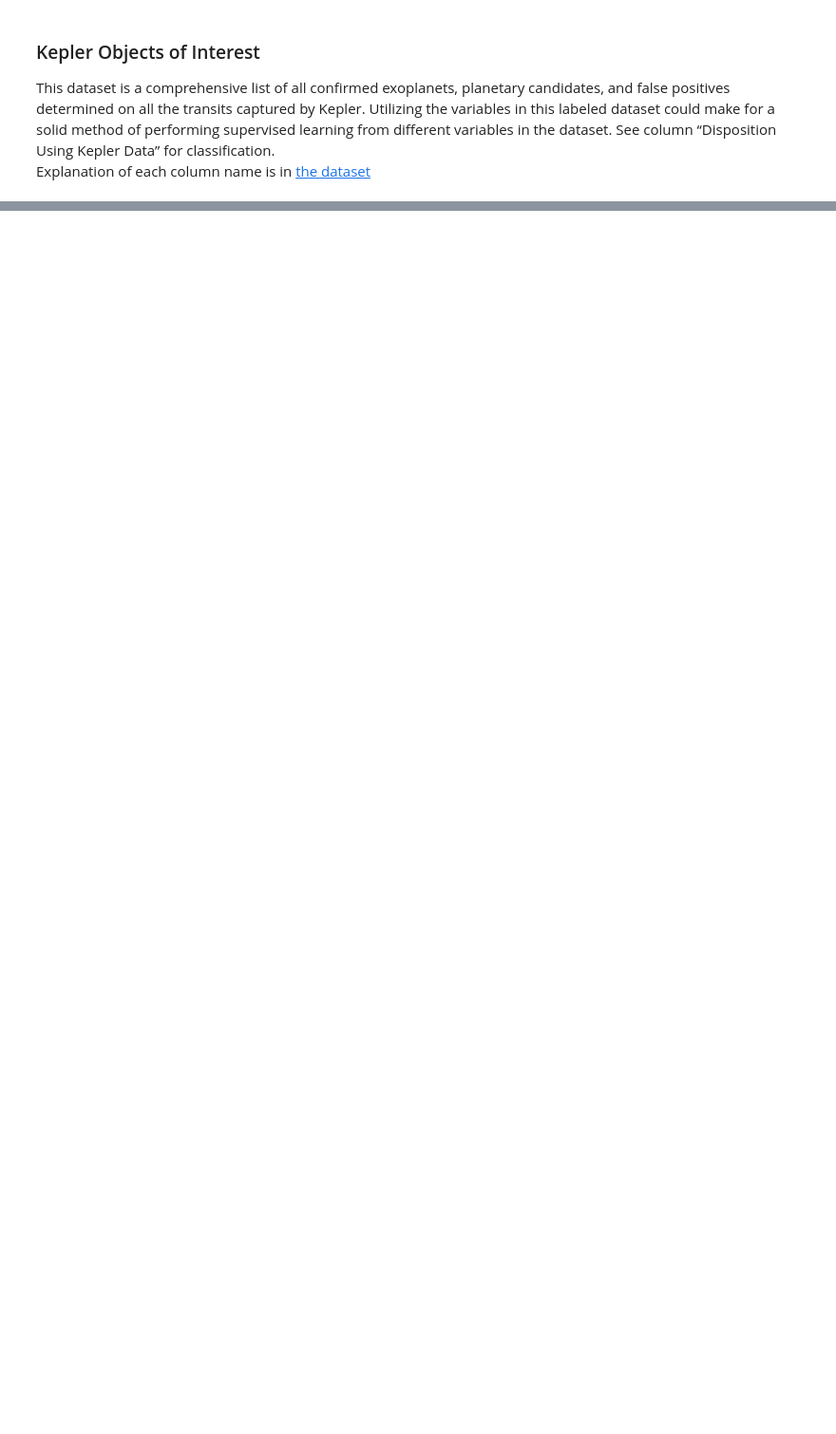
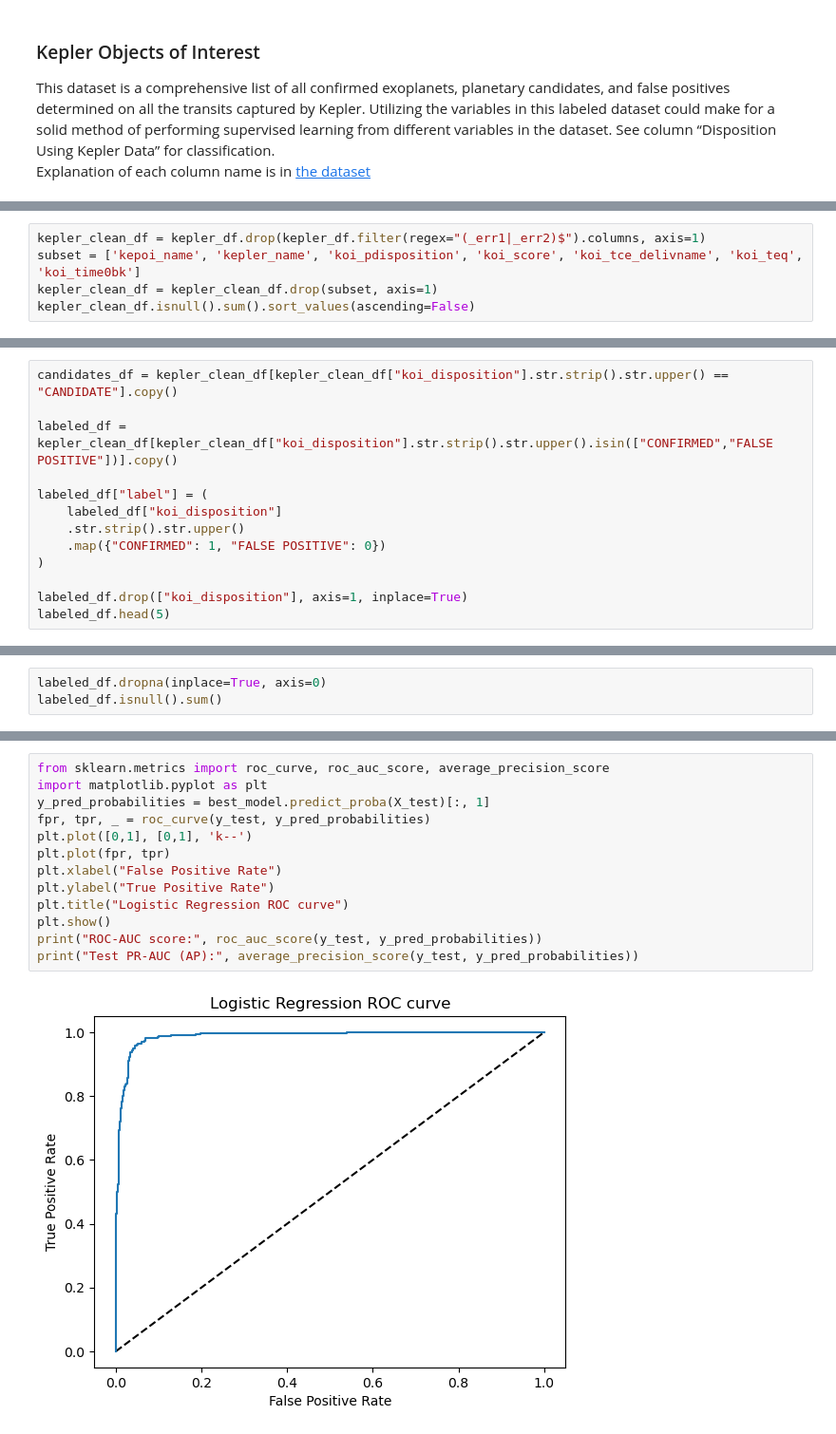
Before and after one commit to JanMatusiak/exoplanets, a Jupyter notebook: kepler.ipynb, the cells around one changed output, grey strips where cells are left out. Shown at 95% size. Saved outputs shown, nothing was run; the diff lists cells and outputs as text; blank space fills up the shorter version.

Commit message:
perform ML for Logistic Regression for Kepler dataset

```diff
--- a/kepler.ipynb
+++ b/kepler.ipynb
@@ -39,0 +48,5 @@ memory usage: 3.6+ MB
+# %%
+kepler_clean_df = kepler_df.drop(kepler_df.filter(regex="(_err1|_err2)$").columns, axis=1)
+subset = ['kepoi_name', 'kepler_name', 'koi_pdisposition', 'koi_score', 'koi_tce_delivname', 'koi_teq', 'koi_time0bk']
+kepler_clean_df = kepler_clean_df.drop(subset, axis=1)
+kepler_clean_df.isnull().sum().sort_values(ascending=False)
@@ -39,0 +73,13 @@ memory usage: 3.6+ MB
+# %%
+candidates_df = kepler_clean_df[kepler_clean_df["koi_disposition"].str.strip().str.upper() == "CANDIDATE"].copy()
+
+labeled_df = kepler_clean_df[kepler_clean_df["koi_disposition"].str.strip().str.upper().isin(["CONFIRMED","FALSE POSITIVE"])].copy()
+
+labeled_df["label"] = (
+    labeled_df["koi_disposition"]
+    .str.strip().str.upper()
+    .map({"CONFIRMED": 1, "FALSE POSITIVE": 0})
+)
+
+labeled_df.drop(["koi_disposition"], axis=1, inplace=True)
+labeled_df.head(5)
@@ -39,0 +115,3 @@ memory usage: 3.6+ MB
+# %%
+labeled_df.dropna(inplace=True, axis=0)
+labeled_df.isnull().sum()
@@ -39,0 +247,15 @@ memory usage: 3.6+ MB
+# %%
+from sklearn.metrics import roc_curve, roc_auc_score, average_precision_score
+import matplotlib.pyplot as plt
+y_pred_probabilities = best_model.predict_proba(X_test)[:, 1]
+fpr, tpr, _ = roc_curve(y_test, y_pred_probabilities)
+plt.plot([0,1], [0,1], 'k--')
+plt.plot(fpr, tpr)
+plt.xlabel("False Positive Rate")
+plt.ylabel("True Positive Rate")
+plt.title("Logistic Regression ROC curve")
+plt.show()
+print("ROC-AUC score:", roc_auc_score(y_test, y_pred_probabilities))
+print("Test PR-AUC (AP):", average_precision_score(y_test, y_pred_probabilities))
+# %% [output]
+[figure, added]
```
Also changed, not shown: parts of 23 cells of this notebook, 3 other files.
